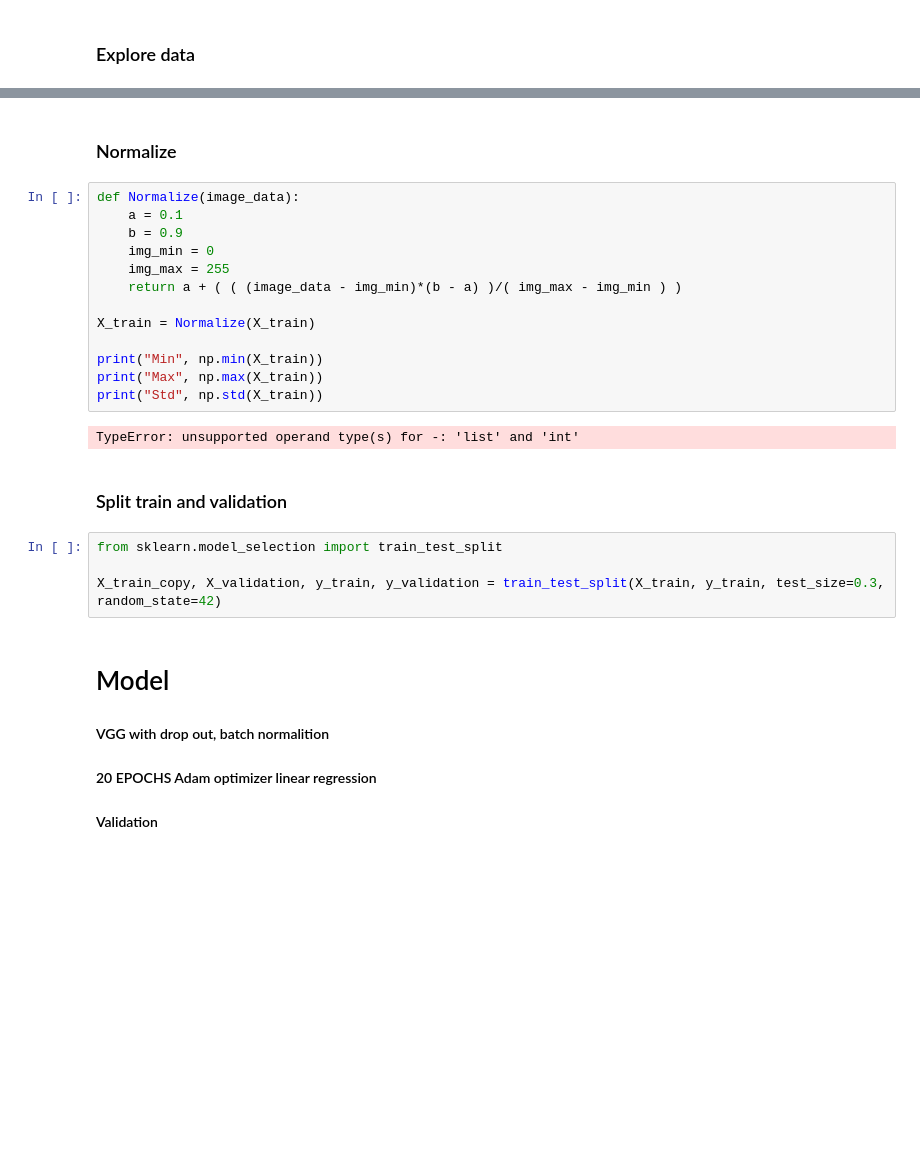
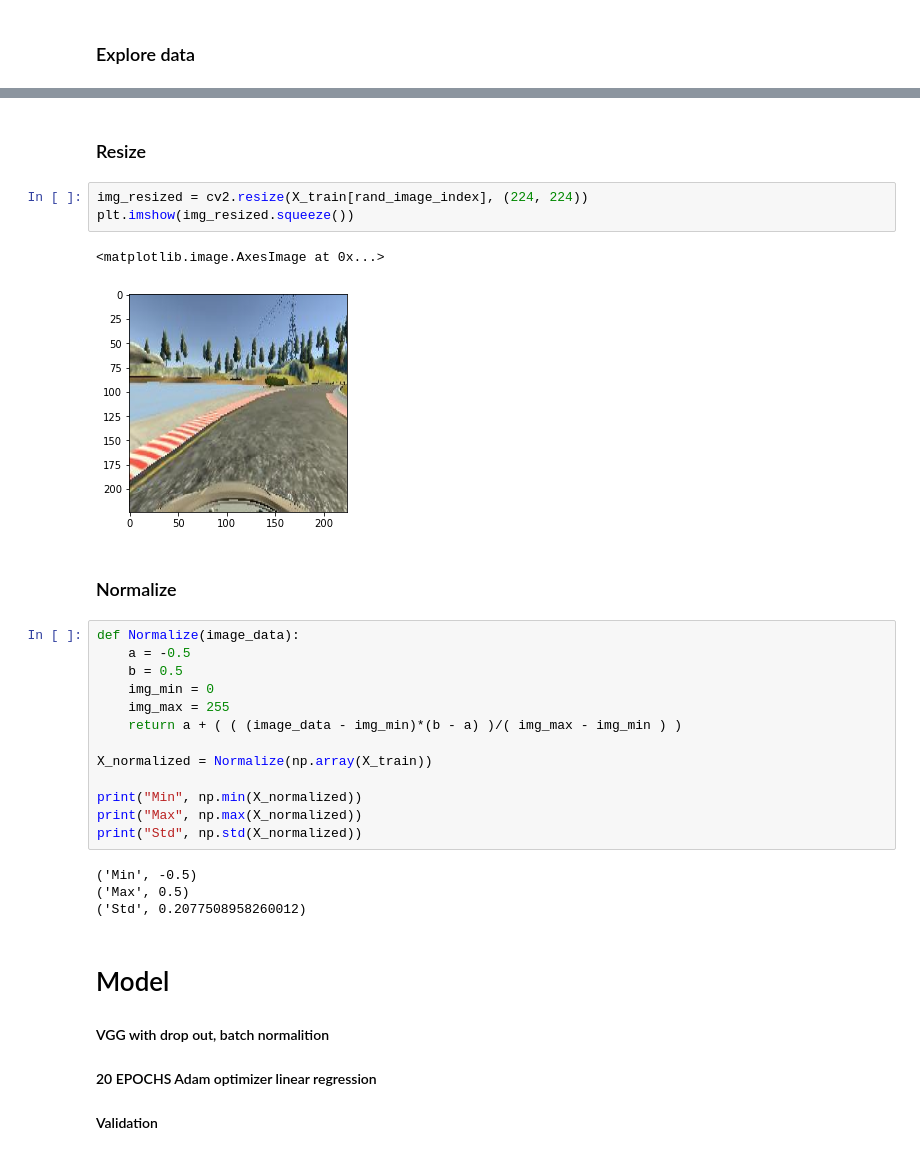
Before and after one commit to eduffreitas/CarND-Beahavioral-Cloning, a Jupyter notebook: model-creation.ipynb, the cells around one changed output, grey strips where cells are left out. Saved outputs shown, nothing was run; the diff lists cells and outputs as text; blank space fills up the shorter version.

```diff
--- a/model-creation.ipynb
+++ b/model-creation.ipynb
@@ -73,28 +101,31 @@ print(rand_image_index)
+# %% [markdown]
+### Resize
+# %%
+img_resized = cv2.resize(X_train[rand_image_index], (224, 224))
+plt.imshow(img_resized.squeeze())
+# %% [output]
+<matplotlib.image.AxesImage at 0x...>
+[figure, added]
 # %% [markdown]
 
 ### Normalize
 # %%
 def Normalize(image_data):
-    a = 0.1
-    b = 0.9
+    a = -0.5
+    b = 0.5
     img_min = 0
     img_max = 255
     return a + ( ( (image_data - img_min)*(b - a) )/( img_max - img_min ) )
 
-X_train = Normalize(X_train)
+X_normalized = Normalize(np.array(X_train))
 
-print("Min", np.min(X_train))
-print("Max", np.max(X_train))
-print("Std", np.std(X_train))
+print("Min", np.min(X_normalized))
+print("Max", np.max(X_normalized))
+print("Std", np.std(X_normalized))
 # %% [output]
-TypeError: unsupported operand type(s) for -: 'list' and 'int'
+('Min', -0.5)
+('Max', 0.5)
+('Std', 0.2077508958260012)
-# %% [markdown]
-
-### Split train and validation
-# %%
-from sklearn.model_selection import train_test_split
-
-X_train_copy, X_validation, y_train, y_validation = train_test_split(X_train, y_train, test_size=0.3, random_state=42)
 # %% [markdown]
 # Model
 
```
Also changed, not shown: parts of 6 cells of this notebook.
